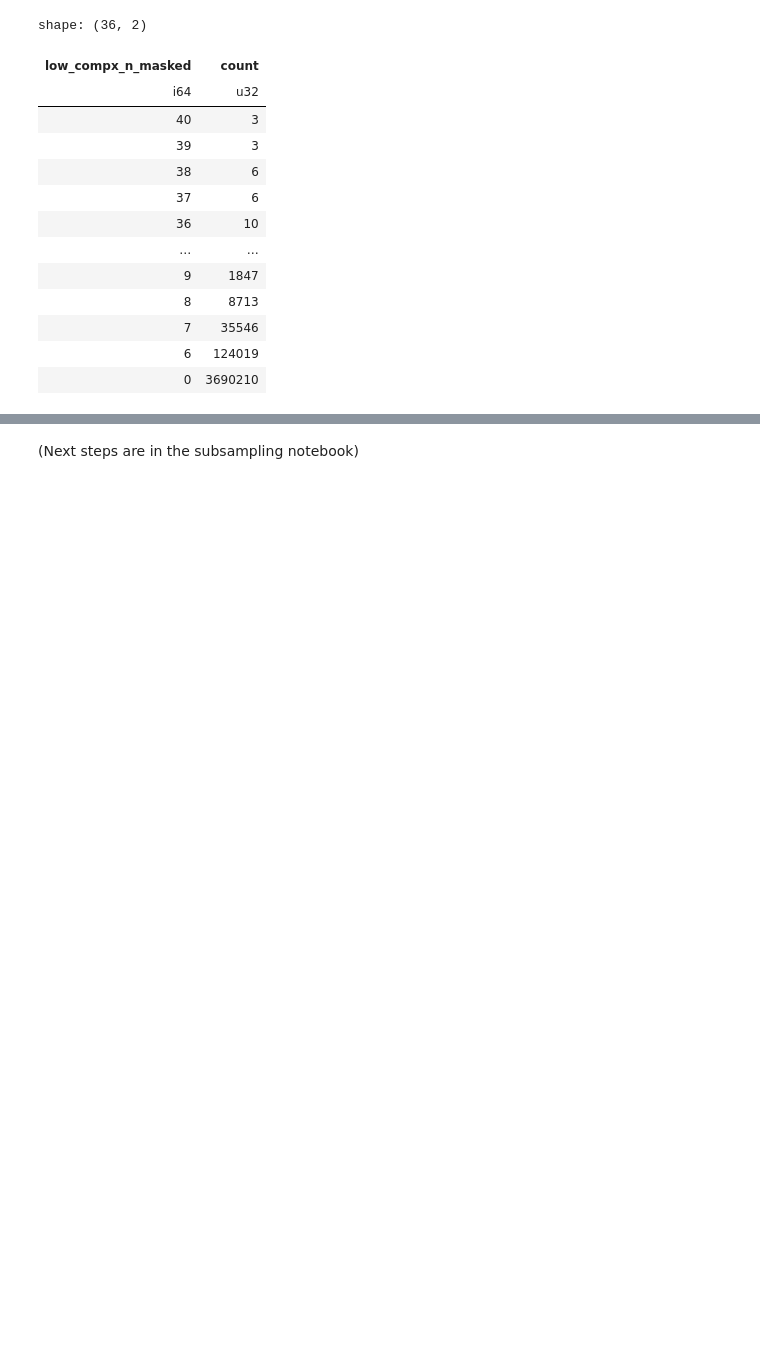
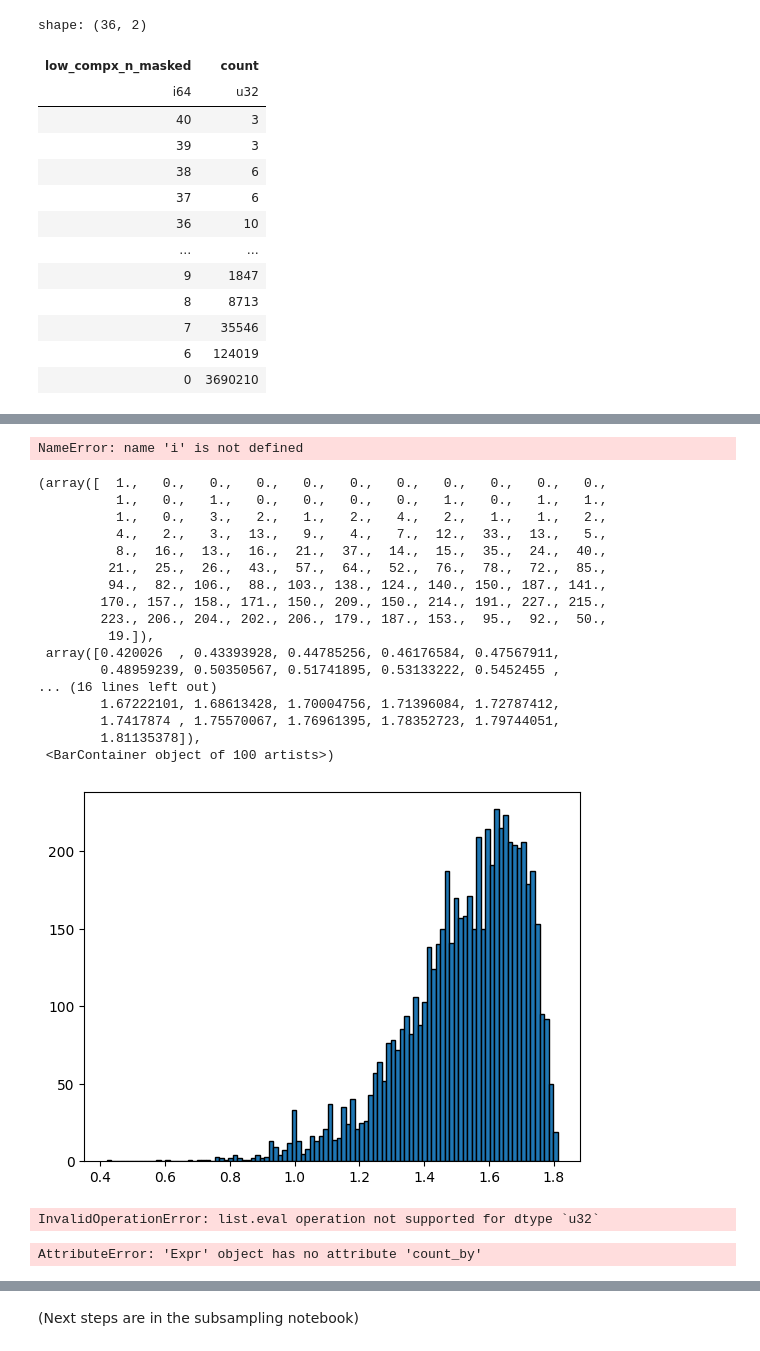
Before and after one commit to rickbeeloo/spacer_matching_bench, a Jupyter notebook: notebooks/fetch_real_data.ipynb, the cells around one changed output, grey strips where cells are left out. Saved outputs shown, nothing was run; the diff lists cells and outputs as text; code cells hidden in the pictures; blank space fills up the shorter version.

Commit message:
add kmer, entropy and lcc filtering/stats to the spacers notebook

```diff
--- a/notebooks/fetch_real_data.ipynb
+++ b/notebooks/fetch_real_data.ipynb
@@ -314,0 +555,4 @@ shape: (1_260, 9)
+# %%
+i
+# %% [output]
+NameError: name 'i' is not defined
@@ -314,0 +601,34 @@ shape: (1_260, 9)
+# %%
+plt.hist(test_df2['entropy'], bins=100, edgecolor='black')
+# %% [output]
+(array([  1.,   0.,   0.,   0.,   0.,   0.,   0.,   0.,   0.,   0.,   0.,
+          1.,   0.,   1.,   0.,   0.,   0.,   0.,   1.,   0.,   1.,   1.,
+          1.,   0.,   3.,   2.,   1.,   2.,   4.,   2.,   1.,   1.,   2.,
+          4.,   2.,   3.,  13.,   9.,   4.,   7.,  12.,  33.,  13.,   5.,
+          8.,  16.,  13.,  16.,  21.,  37.,  14.,  15.,  35.,  24.,  40.,
+         21.,  25.,  26.,  43.,  57.,  64.,  52.,  76.,  78.,  72.,  85.,
+         94.,  82., 106.,  88., 103., 138., 124., 140., 150., 187., 141.,
+        170., 157., 158., 171., 150., 209., 150., 214., 191., 227., 215.,
+        223., 206., 204., 202., 206., 179., 187., 153.,  95.,  92.,  50.,
+         19.]),
+ array([0.420026  , 0.43393928, 0.44785256, 0.46176584, 0.47567911,
+        0.48959239, 0.50350567, 0.51741895, 0.53133222, 0.5452455 ,
+... (16 lines left out)
+        1.67222101, 1.68613428, 1.70004756, 1.71396084, 1.72787412,
+        1.7417874 , 1.75570067, 1.76961395, 1.78352723, 1.79744051,
+        1.81135378]),
+ <BarContainer object of 100 artists>)
+[figure, added]
+# %%
+test_df = spacer_df.head(100000)
+test_df = test_df.with_columns(
+    pl.col("seq")
+    .str.count_matches("A|C|G|T|N")
+    .list.eval(pl.element().value_counts()) # The new way
+    .alias("char_counts")
+)
+
+test_df
+# test_df.unnest("char_counts")
+# %% [output]
+InvalidOperationError: list.eval operation not supported for dtype `u32`
@@ -314,0 +638,8 @@ shape: (1_260, 9)
+# %%
+test_df = spacer_df.head(100000)
+test_df = test_df.with_columns(
+    pl.col("seq").str.split("").alias("character")
+).group_by("character").len()
+test_df
+# %% [output]
+AttributeError: 'Expr' object has no attribute 'count_by'
```
Also changed, not shown: parts of 14 cells of this notebook, 1 other file.
